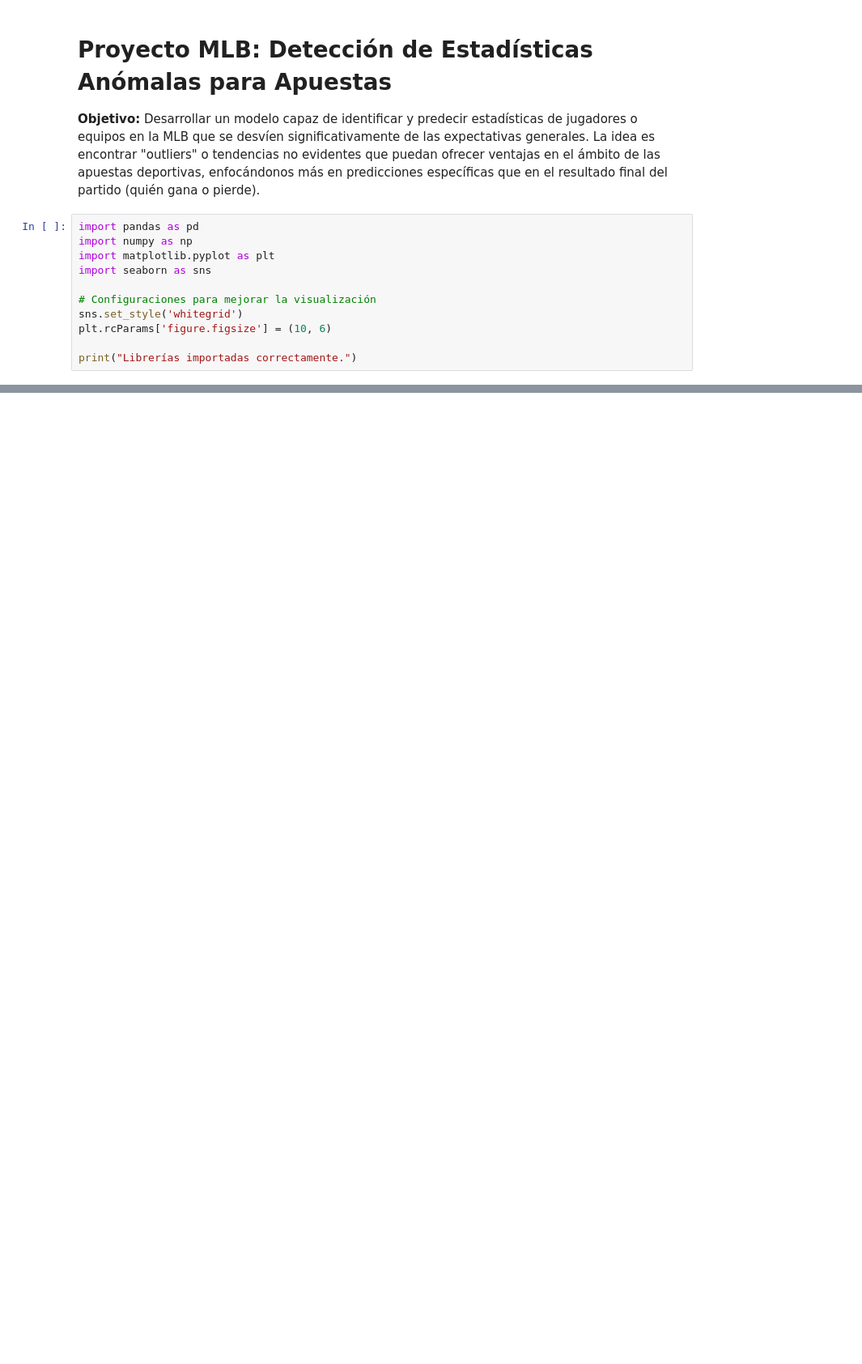
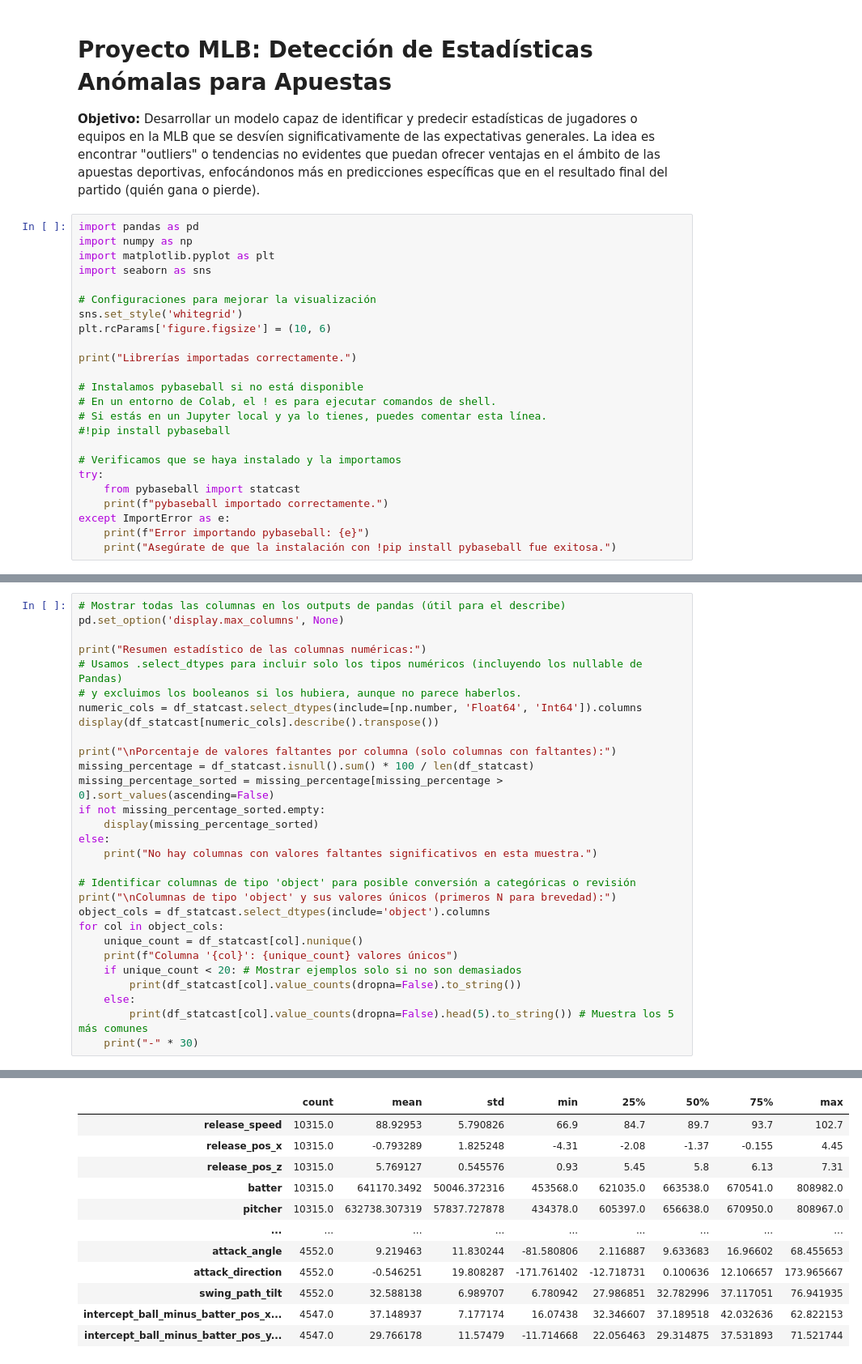
Before and after one commit to diego-mercadoc/MLB, a Jupyter notebook: MLB_Anomaly_Detection.ipynb, the cells around one changed output, grey strips where cells are left out. Shown at 81% size. Saved outputs shown, nothing was run; the diff lists cells and outputs as text; blank space fills up the shorter version.

```diff
--- a/MLB_Anomaly_Detection.ipynb
+++ b/MLB_Anomaly_Detection.ipynb
@@ -13,4 +13,17 @@ sns.set_style('whitegrid')
 plt.rcParams['figure.figsize'] = (10, 6)
 
 print("Librerías importadas correctamente.")
+
+# Instalamos pybaseball si no está disponible
+# En un entorno de Colab, el ! es para ejecutar comandos de shell.
+# Si estás en un Jupyter local y ya lo tienes, puedes comentar esta línea.
+#!pip install pybaseball
+
+# Verificamos que se haya instalado y la importamos
+try:
+    from pybaseball import statcast
+    print(f"pybaseball importado correctamente.")
+except ImportError as e:
+    print(f"Error importando pybaseball: {e}")
+    print("Asegúrate de que la instalación con !pip install pybaseball fue exitosa.")
 # %% [output]
@@ -17,0 +89,30 @@ ModuleNotFoundError: No module named 'pandas'
+# %%
+# Mostrar todas las columnas en los outputs de pandas (útil para el describe)
+pd.set_option('display.max_columns', None)
+
+print("Resumen estadístico de las columnas numéricas:")
+# Usamos .select_dtypes para incluir solo los tipos numéricos (incluyendo los nullable de Pandas)
+# y excluimos los booleanos si los hubiera, aunque no parece haberlos.
+numeric_cols = df_statcast.select_dtypes(include=[np.number, 'Float64', 'Int64']).columns
+display(df_statcast[numeric_cols].describe().transpose())
+
+print("\nPorcentaje de valores faltantes por columna (solo columnas con faltantes):")
+missing_percentage = df_statcast.isnull().sum() * 100 / len(df_statcast)
+missing_percentage_sorted = missing_percentage[missing_percentage > 0].sort_values(ascending=False)
+if not missing_percentage_sorted.empty:
+    display(missing_percentage_sorted)
+else:
+    print("No hay columnas con valores faltantes significativos en esta muestra.")
+
+# Identificar columnas de tipo 'object' para posible conversión a categóricas o revisión
+print("\nColumnas de tipo 'object' y sus valores únicos (primeros N para brevedad):")
+object_cols = df_statcast.select_dtypes(include='object').columns
+for col in object_cols:
+    unique_count = df_statcast[col].nunique()
+    print(f"Columna '{col}': {unique_count} valores únicos")
+    if unique_count < 20: # Mostrar ejemplos solo si no son demasiados
+        print(df_statcast[col].value_counts(dropna=False).to_string())
+    else:
+        print(df_statcast[col].value_counts(dropna=False).head(5).to_string()) # Muestra los 5 más comunes
+    print("-" * 30)
+# %% [output]
@@ -17,0 +120,12 @@ ModuleNotFoundError: No module named 'pandas'
+|  | count | mean | std | min | 25% | 50% | 75% | max |
+| release_speed | 10315.0 | 88.92953 | 5.790826 | 66.9 | 84.7 | 89.7 | 93.7 | 102.7 |
+| release_pos_x | 10315.0 | -0.793289 | 1.825248 | -4.31 | -2.08 | -1.37 | -0.155 | 4.45 |
+| release_pos_z | 10315.0 | 5.769127 | 0.545576 | 0.93 | 5.45 | 5.8 | 6.13 | 7.31 |
+| batter | 10315.0 | 641170.3492 | 50046.372316 | 453568.0 | 621035.0 | 663538.0 | 670541.0 | 808982.0 |
+| pitcher | 10315.0 | 632738.307319 | 57837.727878 | 434378.0 | 605397.0 | 656638.0 | 670950.0 | 808967.0 |
+| ... | ... | ... | ... | ... | ... | ... | ... | ... |
+| attack_angle | 4552.0 | 9.219463 | 11.830244 | -81.580806 | 2.116887 | 9.633683 | 16.96602 | 68.455653 |
+| attack_direction | 4552.0 | -0.546251 | 19.808287 | -171.761402 | -12.718731 | 0.100636 | 12.106657 | 173.965667 |
+| swing_path_tilt | 4552.0 | 32.588138 | 6.989707 | 6.780942 | 27.986851 | 32.782996 | 37.117051 | 76.941935 |
+| intercept_ball_minus_batter_pos_x... | 4547.0 | 37.148937 | 7.177174 | 16.07438 | 32.346607 | 37.189518 | 42.032636 | 62.822153 |
+| intercept_ball_minus_batter_pos_y... | 4547.0 | 29.766178 | 11.57479 | -11.714668 | 22.056463 | 29.314875 | 37.531893 | 71.521744 |
```
Also changed, not shown: parts of 14 cells of this notebook.
